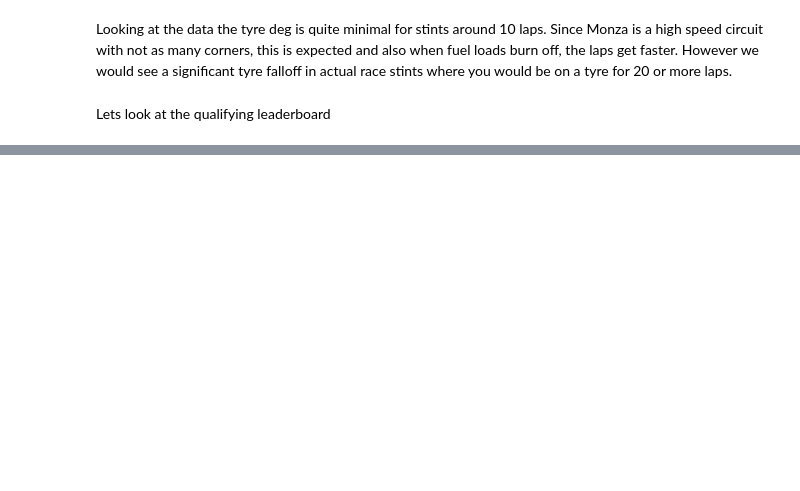
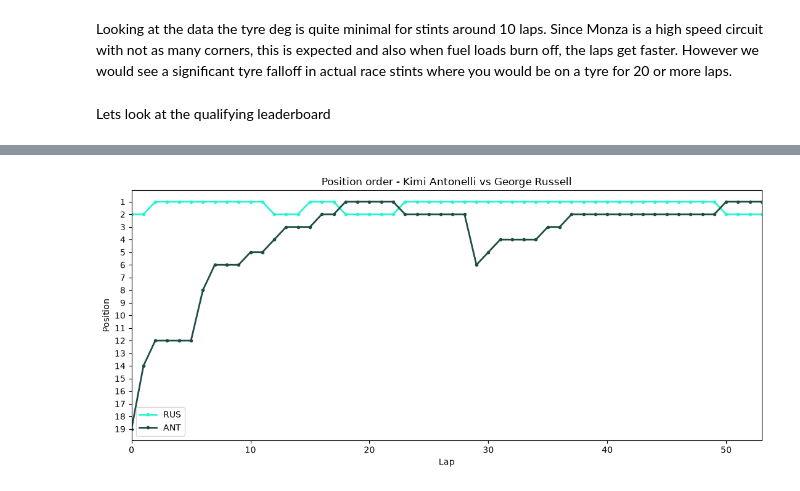
Before and after one commit to frankislamucc/f1-strategy-optimiser, a Jupyter notebook: notebooks/01_data_exploration.ipynb, the cells around one changed output, grey strips where cells are left out. Drawn from its saved outputs; the diff is of its cells as text; code cells hidden in the pictures; blank space fills up the shorter version.

```diff
--- a/notebooks/01_data_exploration.ipynb
+++ b/notebooks/01_data_exploration.ipynb
@@ -178,0 +389,14 @@ session_q.results[["Position", "Abbreviation", "Q1", "Q2", "Q3"]]
+# %%
+merc_drivers = ["RUS", "ANT"]
+stint_tables = {}
+for code in merc_drivers:
+    d_laps = mz_laps.pick_drivers(code)
+    stints = d_laps.groupby("Stint").agg(
+        Compound=("Compound", "first"),
+        FirstLap=("LapNumber", "min"),
+        LastLap=("LapNumber", "max"),
+        Laps=("LapNumber", "count"),
+    )
+    stint_tables[code] = stints
+    print(f"\n{code}:")
+    print(stints)
@@ -178,0 +424,31 @@ session_q.results[["Position", "Abbreviation", "Q1", "Q2", "Q3"]]
+# %%
+grid_positions = session_mz.results.set_index("Abbreviation")["GridPosition"]
+
+position_by_driver = {
+    code: mz_laps.pick_drivers(code)[["LapNumber", "Position"]].dropna().sort_values("LapNumber")
+    for code in merc_drivers
+}
+
+fig, ax = plt.subplots(figsize=(11, 5))
+
+line_styles = {"RUS": "-", "ANT": "-"}
+line_colors = {"RUS": "#27F4D2", "ANT": "#1E4D45"}
+
+for code in merc_drivers:
+    d = position_by_driver[code]
+    laps = pd.concat([pd.Series([0]), d["LapNumber"]])
+    positions = pd.concat([pd.Series([grid_positions[code]]), d["Position"]])
+    ax.plot(laps, positions, line_styles[code], color=line_colors[code],
+            linewidth=2, marker="o", markersize=3, label=code)
+
+ax.invert_yaxis()
+ax.yaxis.set_major_locator(plt.MultipleLocator(1))
+ax.set_xlabel("Lap")
+ax.set_ylabel("Position")
+ax.set_title(f"Position order - Kimi Antonelli vs George Russell")
+ax.set_xlim(0, mz_total_laps)
+ax.legend()
+plt.tight_layout()
+plt.show()
+# %% [output]
+[figure, added]
```
Also changed, not shown: parts of 27 cells of this notebook.
